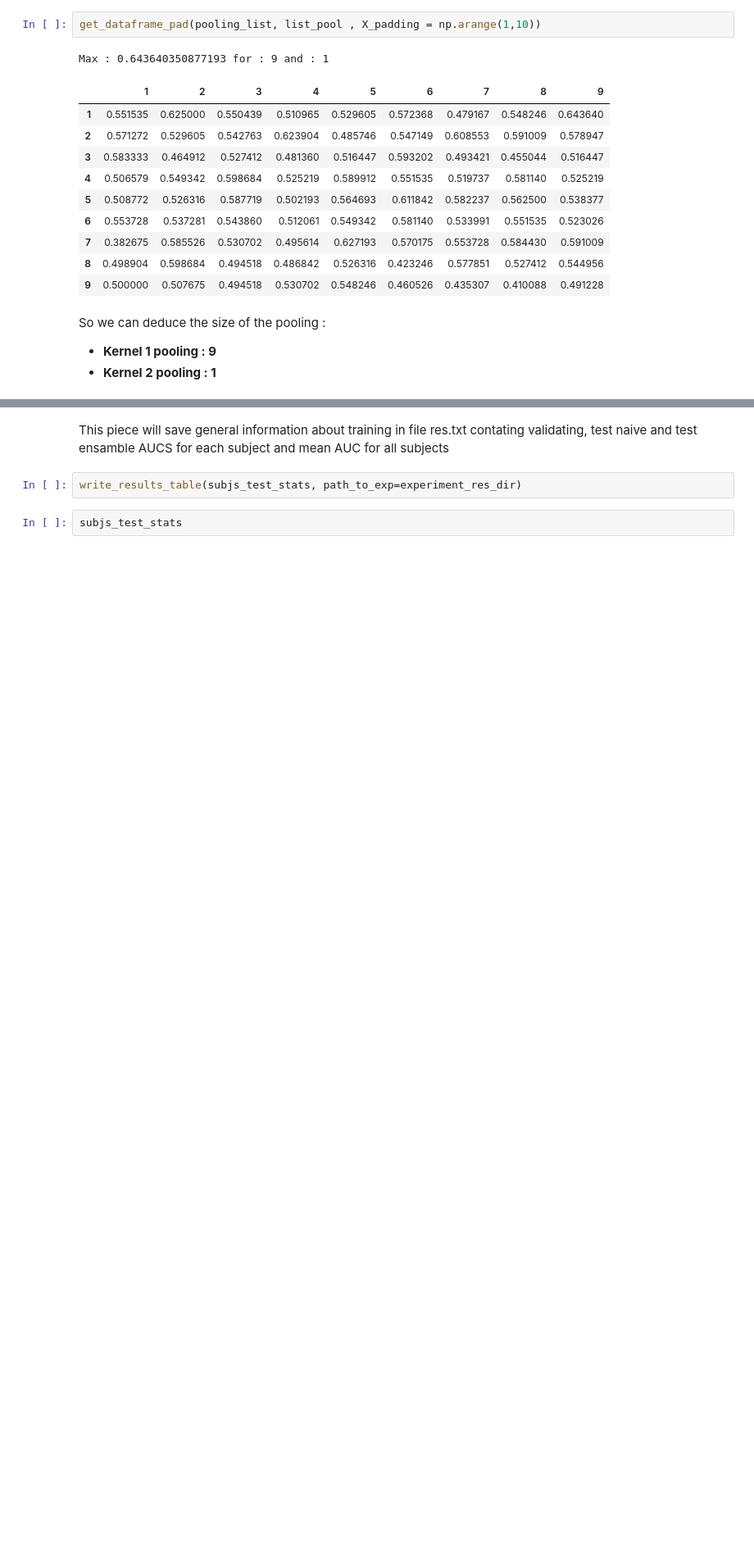
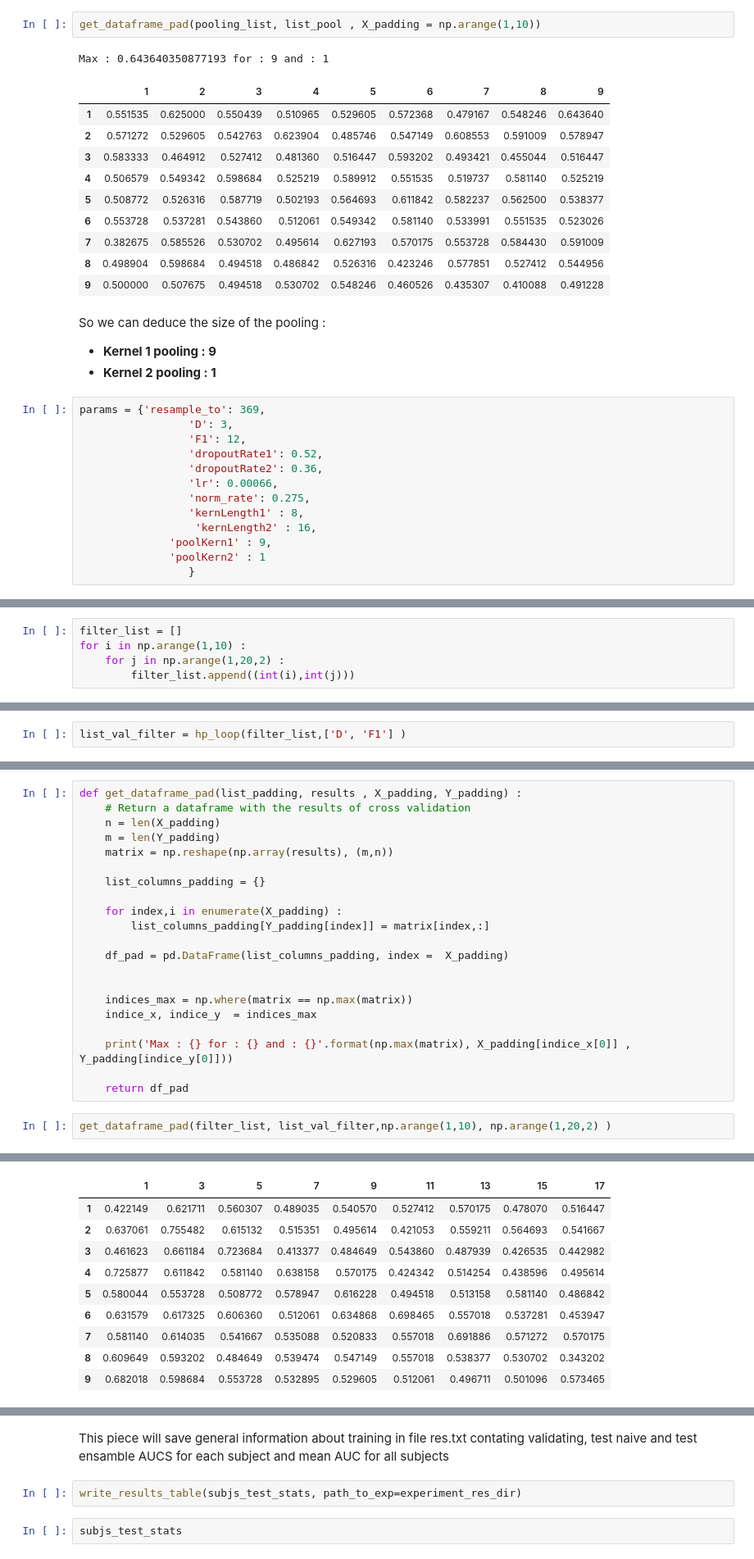
Before and after one commit to Makubu/AML, a Jupyter notebook: Chall4_ebci/group20_ebci_scratch.ipynb, the cells around one changed output, grey strips where cells are left out. Shown at 82% size. Cells and saved outputs as stored; diff of their text form; blank space fills up the shorter version.

```diff
--- a/Chall4_ebci/group20_ebci_scratch.ipynb
+++ b/Chall4_ebci/group20_ebci_scratch.ipynb
@@ -534,3 +594,16 @@ Max : 0.643640350877193 for : 9 and : 1
 So we can deduce the size of the pooling :
 - **Kernel 1 pooling : 9**
 - **Kernel 2 pooling : 1**
+# %%
+params = {'resample_to': 369,
+                 'D': 3,
+                 'F1': 12,
+                 'dropoutRate1': 0.52,
+                 'dropoutRate2': 0.36,
+                 'lr': 0.00066,
+                 'norm_rate': 0.275,
+                 'kernLength1' : 8,
+                  'kernLength2' : 16,
+              'poolKern1' : 9,
+              'poolKern2' : 1
+                 }
@@ -536,0 +612,5 @@ So we can deduce the size of the pooling :
+# %%
+filter_list = []
+for i in np.arange(1,10) :
+    for j in np.arange(1,20,2) :
+        filter_list.append((int(i),int(j)))
@@ -536,0 +640,2 @@ So we can deduce the size of the pooling :
+# %%
+list_val_filter = hp_loop(filter_list,['D', 'F1'] )
@@ -536,0 +645,24 @@ So we can deduce the size of the pooling :
+# %%
+def get_dataframe_pad(list_padding, results , X_padding, Y_padding) :
+    # Return a dataframe with the results of cross validation
+    n = len(X_padding)
+    m = len(Y_padding)
+    matrix = np.reshape(np.array(results), (m,n))
+
+    list_columns_padding = {}
+
+    for index,i in enumerate(X_padding) :
+        list_columns_padding[Y_padding[index]] = matrix[index,:]
+
+    df_pad = pd.DataFrame(list_columns_padding, index =  X_padding)
+
+
+    indices_max = np.where(matrix == np.max(matrix))
+    indice_x, indice_y  = indices_max
+
+    print('Max : {} for : {} and : {}'.format(np.max(matrix), X_padding[indice_x[0]] , Y_padding[indice_y[0]]))
+
+    return df_pad
+# %%
+get_dataframe_pad(filter_list, list_val_filter,np.arange(1,10), np.arange(1,20,2) )
+# %% [output]
@@ -536,0 +670,10 @@ So we can deduce the size of the pooling :
+|  | 1 | 3 | 5 | 7 | 9 | 11 | 13 | 15 | 17 |
+| 1 | 0.422149 | 0.621711 | 0.560307 | 0.489035 | 0.540570 | 0.527412 | 0.570175 | 0.478070 | 0.516447 |
+| 2 | 0.637061 | 0.755482 | 0.615132 | 0.515351 | 0.495614 | 0.421053 | 0.559211 | 0.564693 | 0.541667 |
+| 3 | 0.461623 | 0.661184 | 0.723684 | 0.413377 | 0.484649 | 0.543860 | 0.487939 | 0.426535 | 0.442982 |
+| 4 | 0.725877 | 0.611842 | 0.581140 | 0.638158 | 0.570175 | 0.424342 | 0.514254 | 0.438596 | 0.495614 |
+| 5 | 0.580044 | 0.553728 | 0.508772 | 0.578947 | 0.616228 | 0.494518 | 0.513158 | 0.581140 | 0.486842 |
+| 6 | 0.631579 | 0.617325 | 0.606360 | 0.512061 | 0.634868 | 0.698465 | 0.557018 | 0.537281 | 0.453947 |
+| 7 | 0.581140 | 0.614035 | 0.541667 | 0.535088 | 0.520833 | 0.557018 | 0.691886 | 0.571272 | 0.570175 |
+| 8 | 0.609649 | 0.593202 | 0.484649 | 0.539474 | 0.547149 | 0.557018 | 0.538377 | 0.530702 | 0.343202 |
+| 9 | 0.682018 | 0.598684 | 0.553728 | 0.532895 | 0.529605 | 0.512061 | 0.496711 | 0.501096 | 0.573465 |
```
Also changed, not shown: parts of 16 cells of this notebook, 3 other files.
